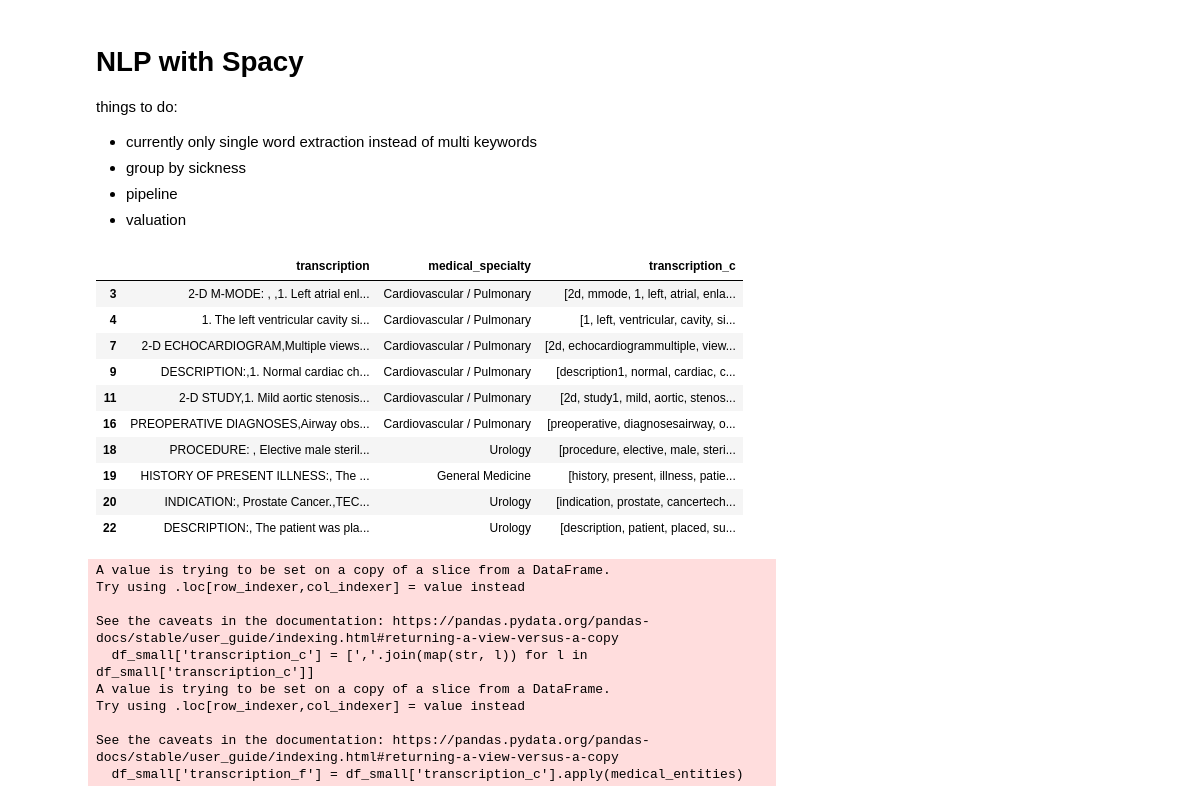
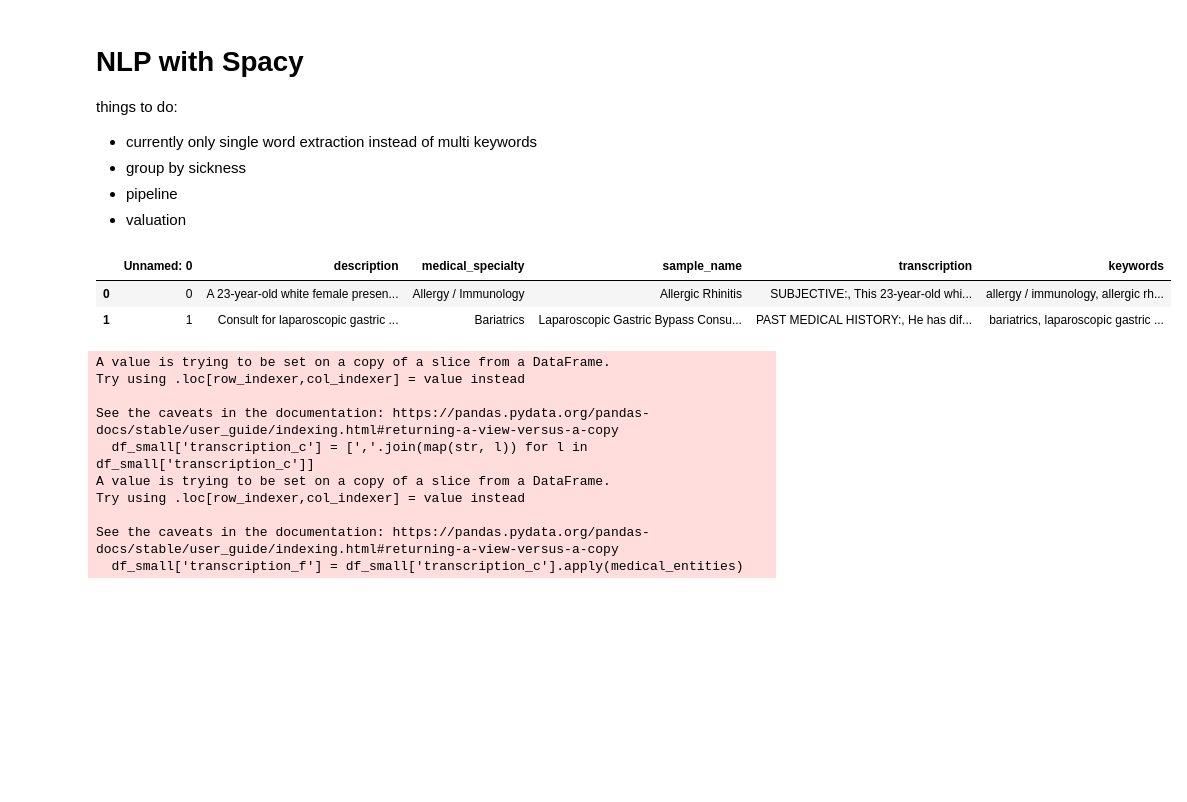
Before and after one commit to Tara-Sophia/NLP_Masterthesis, a Jupyter notebook: src/mtsamples_data.ipynb, the cells around one changed output. Saved outputs shown, nothing was run; the diff lists cells and outputs as text; code cells hidden in the pictures; blank space fills up the shorter version.

```diff
--- a/src/mtsamples_data.ipynb
+++ b/src/mtsamples_data.ipynb
@@ -103,21 +106,16 @@ things to do:
 
 #!pip3 install https://s3-us-west-2.amazonaws.com/ai2-s2-scispacy/releases/v0.5.1/en_core_sci_sm-0.5.1.tar.gz
 #!pip3 install ../data/en_ner_bionlp13cg_md-0.5.1
-# %%
-df_small = df_test.head(10)
-df_small
-# %% [output]
-|  | transcription | medical_specialty | transcription_c |
-| 3 | 2-D M-MODE: , ,1. Left atrial enl... | Cardiovascular / Pulmonary | [2d, mmode, 1, left, atrial, enla... |
-| 4 | 1. The left ventricular cavity si... | Cardiovascular / Pulmonary | [1, left, ventricular, cavity, si... |
-| 7 | 2-D ECHOCARDIOGRAM,Multiple views... | Cardiovascular / Pulmonary | [2d, echocardiogrammultiple, view... |
-| 9 | DESCRIPTION:,1. Normal cardiac ch... | Cardiovascular / Pulmonary | [description1, normal, cardiac, c... |
-| 11 | 2-D STUDY,1. Mild aortic stenosis... | Cardiovascular / Pulmonary | [2d, study1, mild, aortic, stenos... |
-| 16 | PREOPERATIVE DIAGNOSES,Airway obs... | Cardiovascular / Pulmonary | [preoperative, diagnosesairway, o... |
-| 18 | PROCEDURE: , Elective male steril... | Urology | [procedure, elective, male, steri... |
-| 19 | HISTORY OF PRESENT ILLNESS:, The ... | General Medicine | [history, present, illness, patie... |
-| 20 | INDICATION:, Prostate Cancer.,TEC... | Urology | [indication, prostate, cancertech... |
-| 22 | DESCRIPTION:, The patient was pla... | Urology | [description, patient, placed, su... |
+# %%
+df_small = df.head(100)
+pd.set_option('max_colwidth', None)  # Remove any limitation on length
+                                     # of text displayed in a cell
+#pd.set_option('max_rows', 300)  # Display up to 300 rows in a dataset
+df_small.head(2)
+# %% [output]
+|  | Unnamed: 0 | description | medical_specialty | sample_name | transcription | keywords |
+| 0 | 0 | A 23-year-old white female presen... | Allergy / Immunology | Allergic Rhinitis | SUBJECTIVE:, This 23-year-old whi... | allergy / immunology, allergic rh... |
+| 1 | 1 | Consult for laparoscopic gastric ... | Bariatrics | Laparoscopic Gastric Bypass Consu... | PAST MEDICAL HISTORY:, He has dif... | bariatrics, laparoscopic gastric ... |
 # %%
 # NLP with Spacy
 import spacy
```
Also changed, not shown: parts of 20 cells of this notebook, 2 other files.
